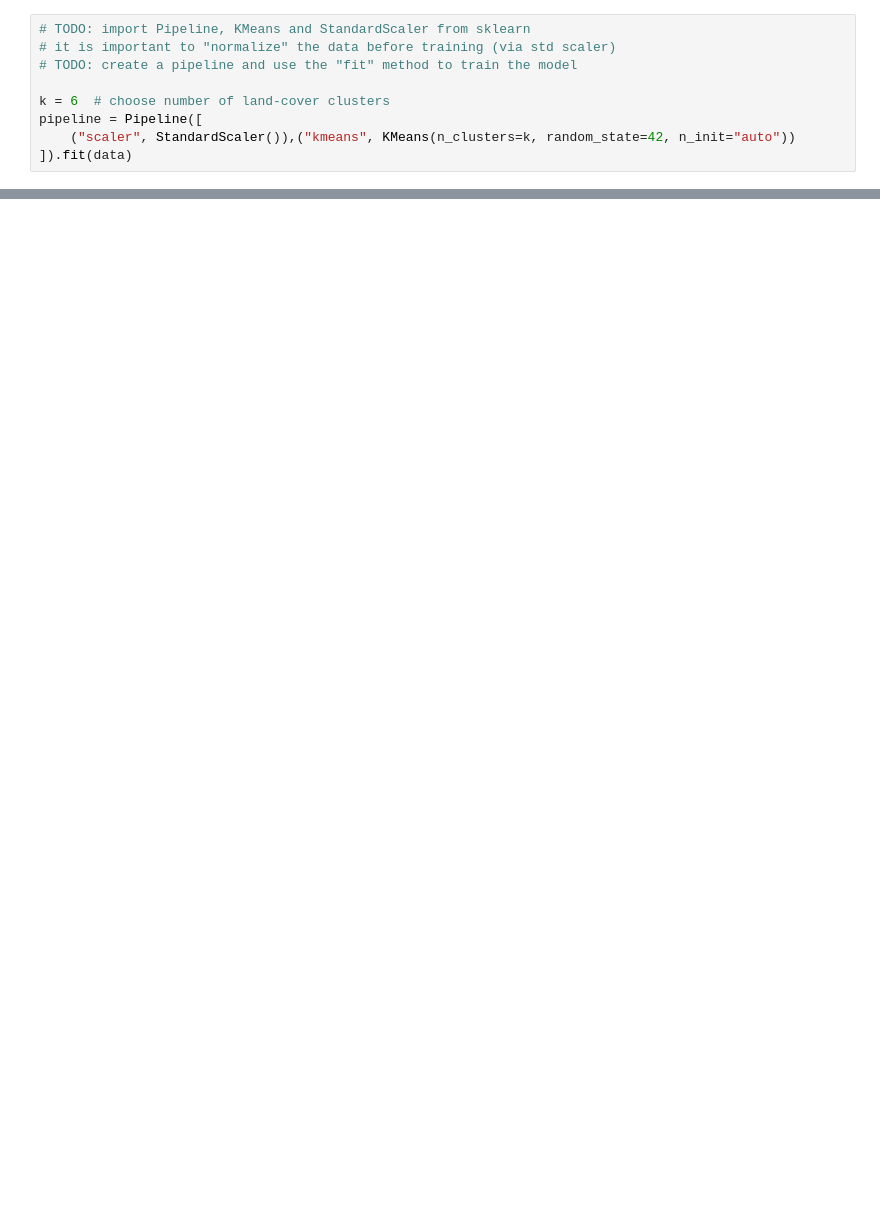
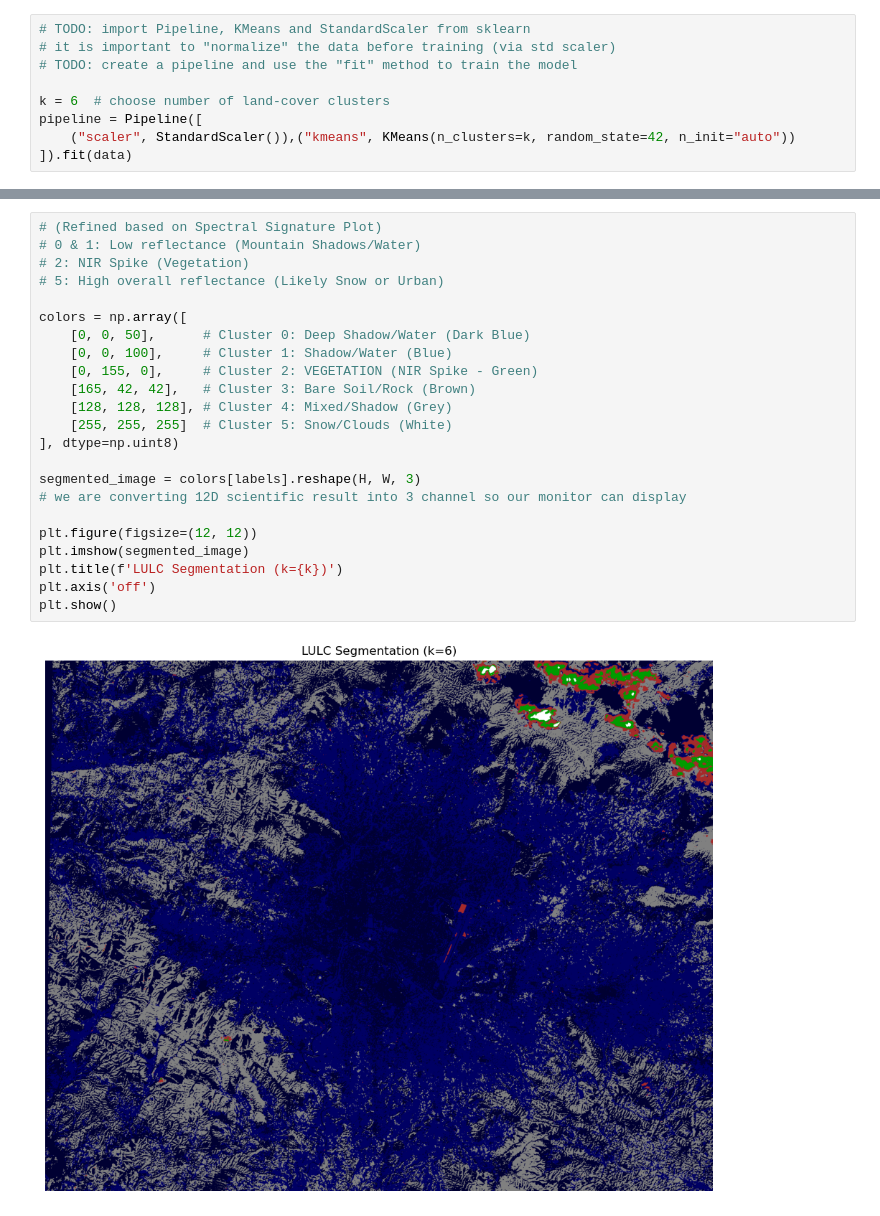
Before and after one commit to wxb-sly/aice-2026-bc, a Jupyter notebook: notebooks/GP_LULC.ipynb, the cells around one changed output, grey strips where cells are left out. Cells and saved outputs as stored; diff of their text form; blank space fills up the shorter version.

```diff
--- a/notebooks/GP_LULC.ipynb
+++ b/notebooks/GP_LULC.ipynb
@@ -102,0 +141,25 @@ pipeline = Pipeline([
+# %%
+# (Refined based on Spectral Signature Plot)
+# 0 & 1: Low reflectance (Mountain Shadows/Water)
+# 2: NIR Spike (Vegetation)
+# 5: High overall reflectance (Likely Snow or Urban)
+
+colors = np.array([
+    [0, 0, 50],      # Cluster 0: Deep Shadow/Water (Dark Blue)
+    [0, 0, 100],     # Cluster 1: Shadow/Water (Blue)
+    [0, 155, 0],     # Cluster 2: VEGETATION (NIR Spike - Green)
+    [165, 42, 42],   # Cluster 3: Bare Soil/Rock (Brown)
+    [128, 128, 128], # Cluster 4: Mixed/Shadow (Grey)
+    [255, 255, 255]  # Cluster 5: Snow/Clouds (White)
+], dtype=np.uint8)
+
+segmented_image = colors[labels].reshape(H, W, 3)
+# we are converting 12D scientific result into 3 channel so our monitor can display
+
+plt.figure(figsize=(12, 12))
+plt.imshow(segmented_image)
+plt.title(f'LULC Segmentation (k={k})')
+plt.axis('off')
+plt.show()
+# %% [output]
+[figure, added]
```
Also changed, not shown: parts of 6 cells of this notebook.
